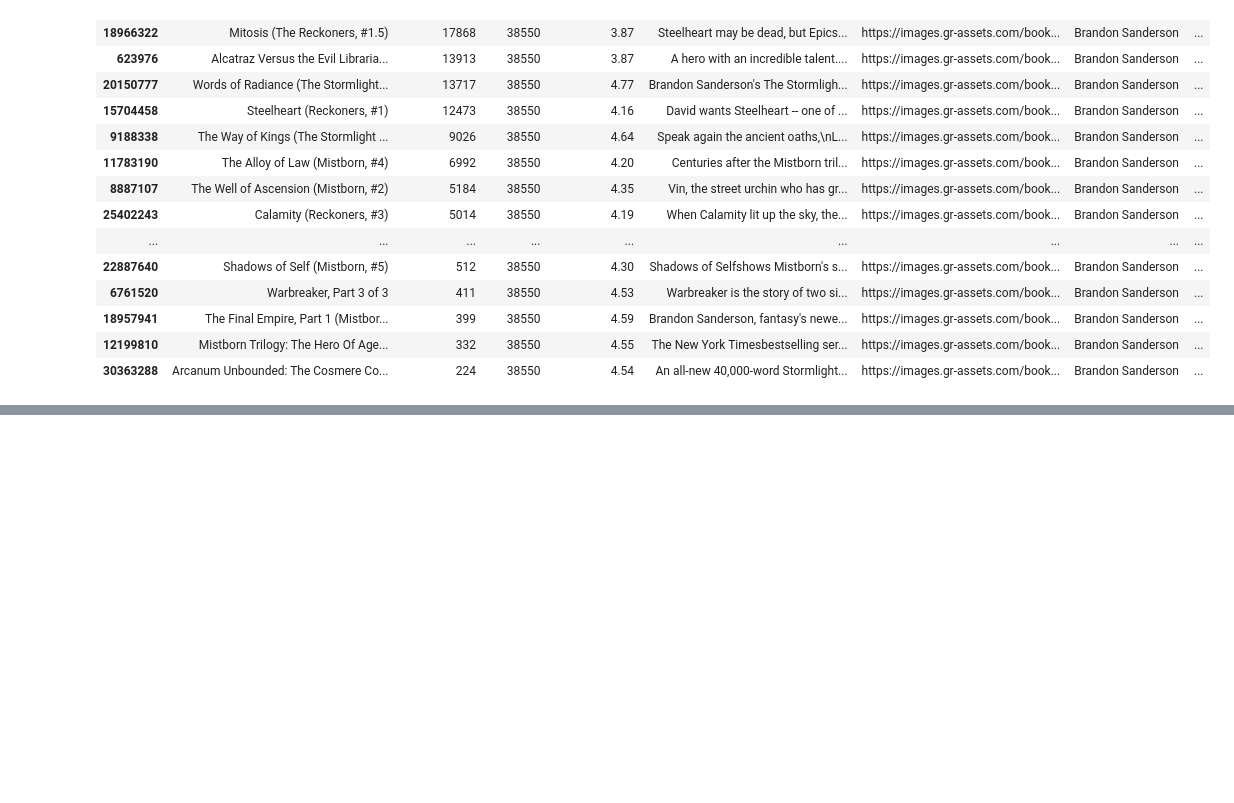
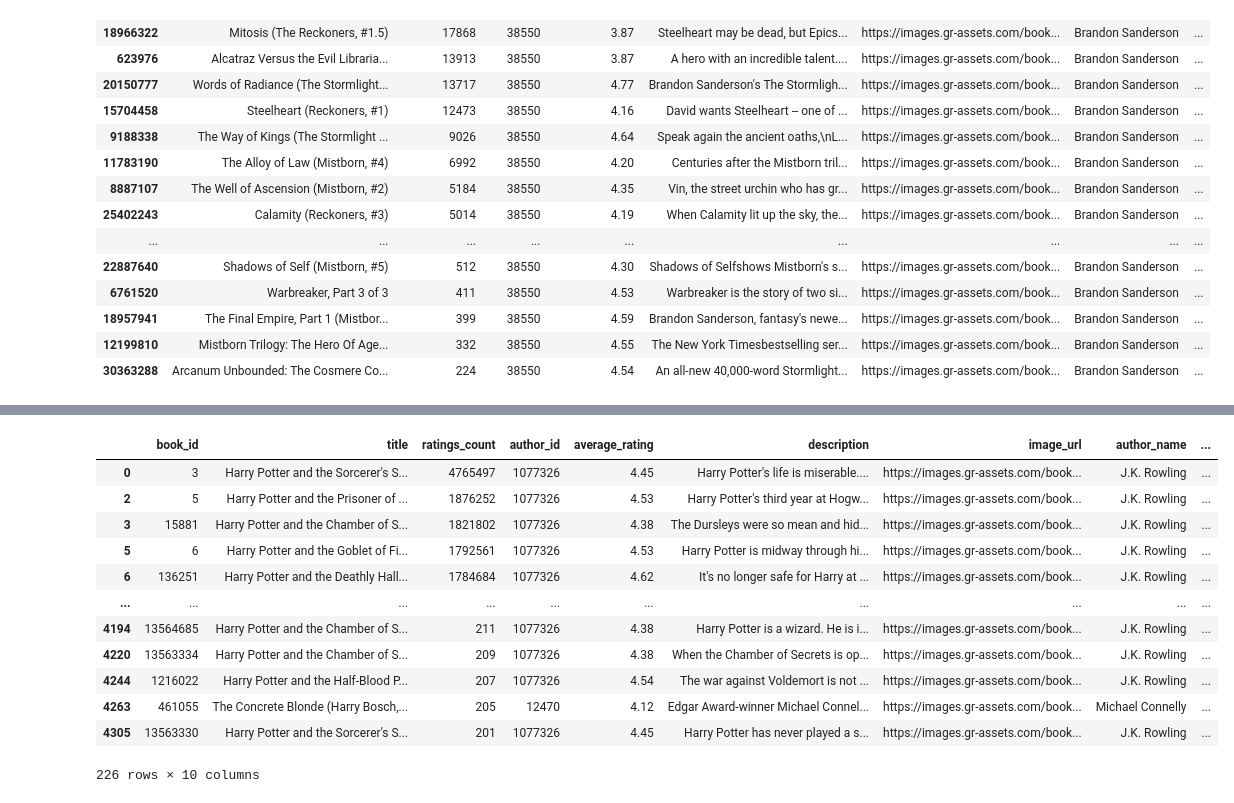
Before and after one commit to kitarp07/book_recommend, a Jupyter notebook: loaddata2.ipynb, the cells around one changed output, grey strips where cells are left out. Saved outputs shown, nothing was run; the diff lists cells and outputs as text; code cells hidden in the pictures; blank space fills up the shorter version.

```diff
--- a/loaddata2.ipynb
+++ b/loaddata2.ipynb
@@ -304,0 +359,18 @@ pickle.dump(df, open('selectedBooks.pkl', 'wb'))
+# %%
+english_rows = english_rows.drop('Language', axis=1)
+# %%
+english_rows[english_rows['title'].str.contains("Harry")]
+# %% [output]
+|  | book_id | title | ratings_count | author_id | average_rating | description | image_url | author_name | ... |
+| 0 | 3 | Harry Potter and the Sorcerer's S... | 4765497 | 1077326 | 4.45 | Harry Potter's life is miserable.... | https://images.gr-assets.com/book... | J.K. Rowling | ... |
+| 2 | 5 | Harry Potter and the Prisoner of ... | 1876252 | 1077326 | 4.53 | Harry Potter's third year at Hogw... | https://images.gr-assets.com/book... | J.K. Rowling | ... |
+| 3 | 15881 | Harry Potter and the Chamber of S... | 1821802 | 1077326 | 4.38 | The Dursleys were so mean and hid... | https://images.gr-assets.com/book... | J.K. Rowling | ... |
+| 5 | 6 | Harry Potter and the Goblet of Fi... | 1792561 | 1077326 | 4.53 | Harry Potter is midway through hi... | https://images.gr-assets.com/book... | J.K. Rowling | ... |
+| 6 | 136251 | Harry Potter and the Deathly Hall... | 1784684 | 1077326 | 4.62 | It's no longer safe for Harry at ... | https://images.gr-assets.com/book... | J.K. Rowling | ... |
+| ... | ... | ... | ... | ... | ... | ... | ... | ... | ... |
+| 4194 | 13564685 | Harry Potter and the Chamber of S... | 211 | 1077326 | 4.38 | Harry Potter is a wizard. He is i... | https://images.gr-assets.com/book... | J.K. Rowling | ... |
+| 4220 | 13563334 | Harry Potter and the Chamber of S... | 209 | 1077326 | 4.38 | When the Chamber of Secrets is op... | https://images.gr-assets.com/book... | J.K. Rowling | ... |
+| 4244 | 1216022 | Harry Potter and the Half-Blood P... | 207 | 1077326 | 4.54 | The war against Voldemort is not ... | https://images.gr-assets.com/book... | J.K. Rowling | ... |
+| 4263 | 461055 | The Concrete Blonde (Harry Bosch,... | 205 | 12470 | 4.12 | Edgar Award-winner Michael Connel... | https://images.gr-assets.com/book... | Michael Connelly | ... |
+| 4305 | 13563330 | Harry Potter and the Sorcerer's S... | 201 | 1077326 | 4.45 | Harry Potter has never played a s... | https://images.gr-assets.com/book... | J.K. Rowling | ... |
+226 rows × 10 columns
```
Also changed, not shown: parts of 19 cells of this notebook, 11 other files.
